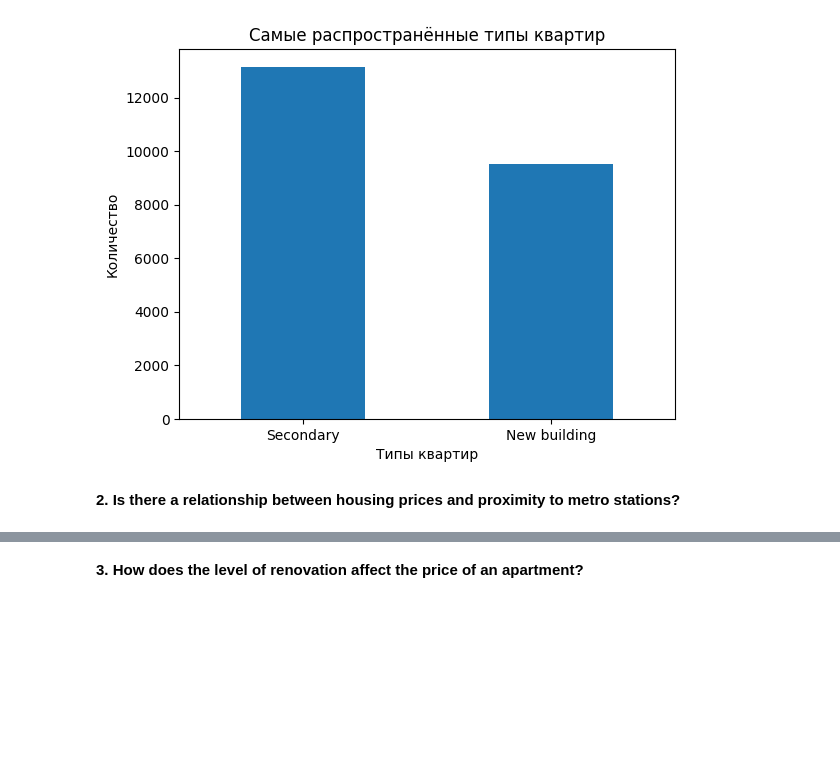
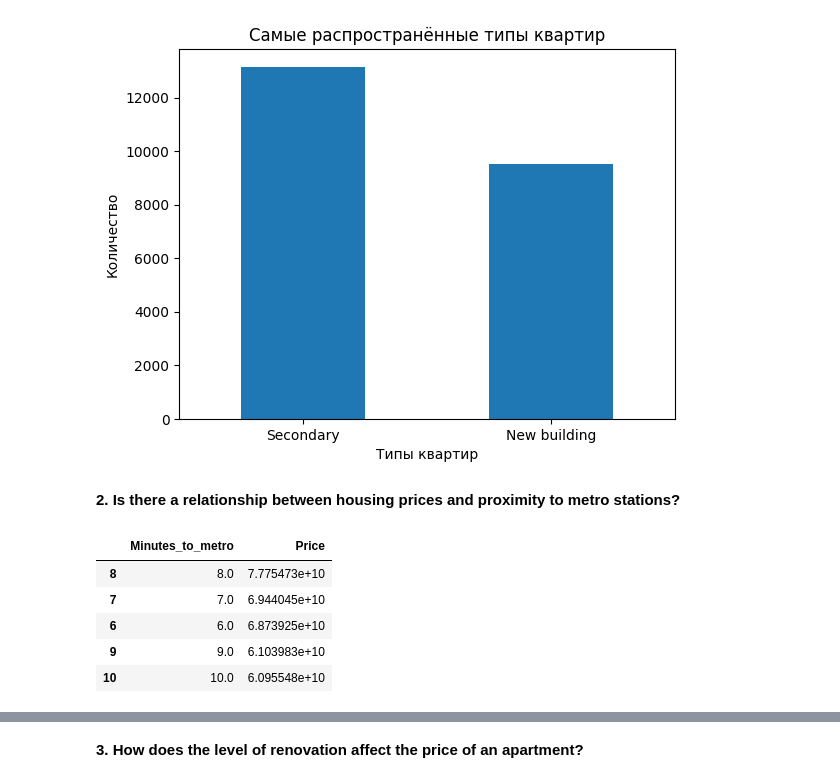
Before and after one commit to WhosArt/Moscow_housing_price, a Jupyter notebook: house_pricing/house_pricing.ipynb, the cells around one changed output, grey strips where cells are left out. Saved outputs shown, nothing was run; the diff lists cells and outputs as text; code cells hidden in the pictures; blank space fills up the shorter version.

```diff
--- a/house_pricing/house_pricing.ipynb
+++ b/house_pricing/house_pricing.ipynb
@@ -57,0 +60,9 @@ plt.show()
+# %%
+housing_proximity.head(5)
+# %% [output]
+|  | Minutes_to_metro | Price |
+| 8 | 8.0 | 7.775473e+10 |
+| 7 | 7.0 | 6.944045e+10 |
+| 6 | 6.0 | 6.873925e+10 |
+| 9 | 9.0 | 6.103983e+10 |
+| 10 | 10.0 | 6.095548e+10 |
```
Also changed, not shown: parts of 2 cells of this notebook.
